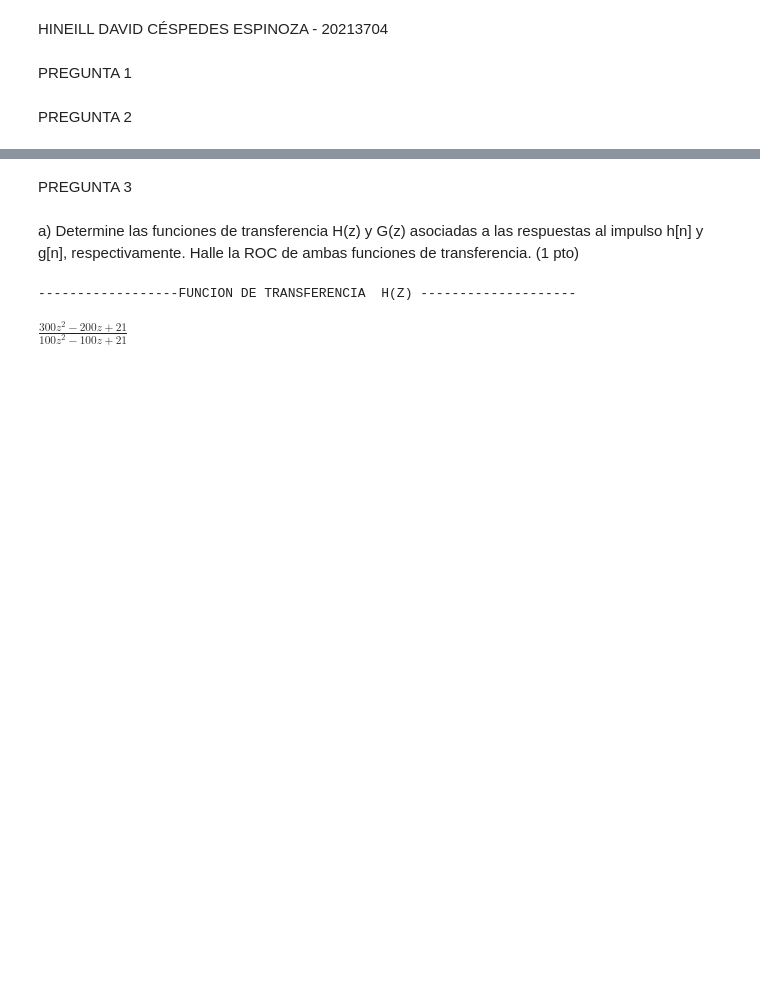
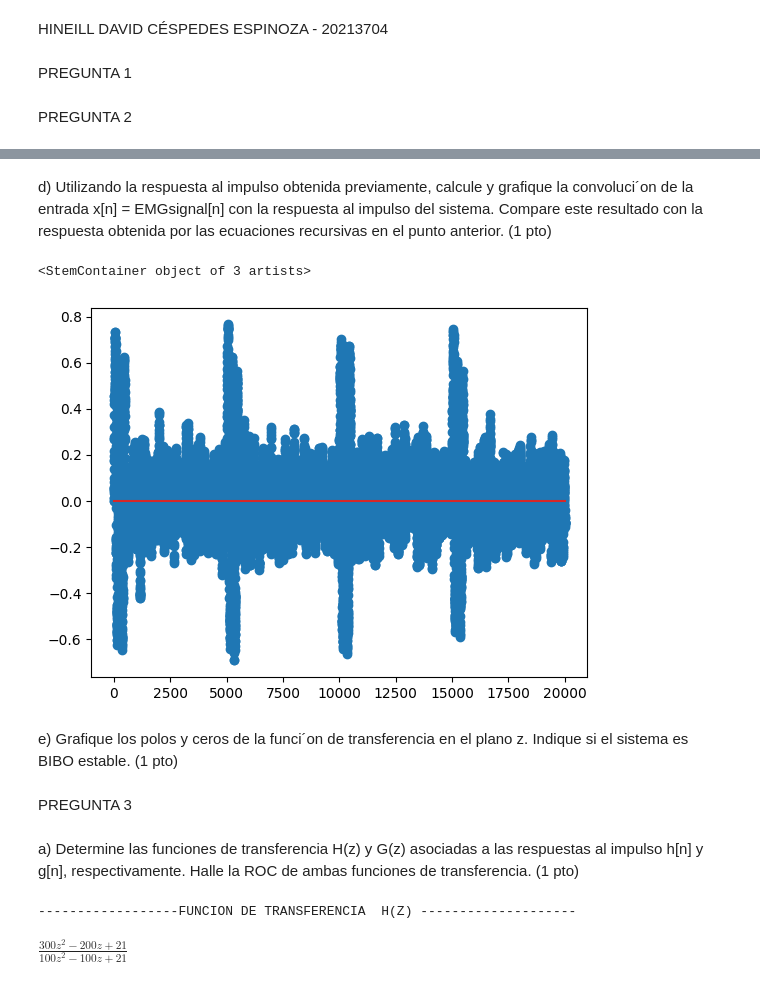
Before and after one commit to ExampleToFollow/PracticasPDS, a Jupyter notebook: Lab3/LAB3_IF_Computacional_HineillCespedes_20213704.ipynb, the cells around one changed output, grey strips where cells are left out. Saved outputs shown, nothing was run; the diff lists cells and outputs as text; code cells hidden in the pictures; blank space fills up the shorter version.

```diff
--- a/Lab3/LabComputacional_20213704.ipynb
+++ b/Lab3/LAB3_IF_Computacional_HineillCespedes_20213704.ipynb
@@ -6,0 +112,13 @@ PREGUNTA 2
+# %% [markdown]
+d) Utilizando la respuesta al impulso obtenida previamente, calcule y grafique la convoluci´on de la entrada
+x[n] = EMGsignal[n] con la respuesta al impulso del sistema. Compare este resultado con la respuesta
+obtenida por las ecuaciones recursivas en el punto anterior. (1 pto)
+# %%
+ola = np.convolve(emg_signal,respuesta_impulso ,mode="same")
+plt.stem(np.arange(len(ola)) , ola)
+# %% [output]
+<StemContainer object of 3 artists>
+[figure, added]
+# %% [markdown]
+e) Grafique los polos y ceros de la funci´on de transferencia en el plano z. Indique si el sistema es BIBO
+estable. (1 pto)
```
Also changed, not shown: parts of 9 cells of this notebook, 2 other files.
